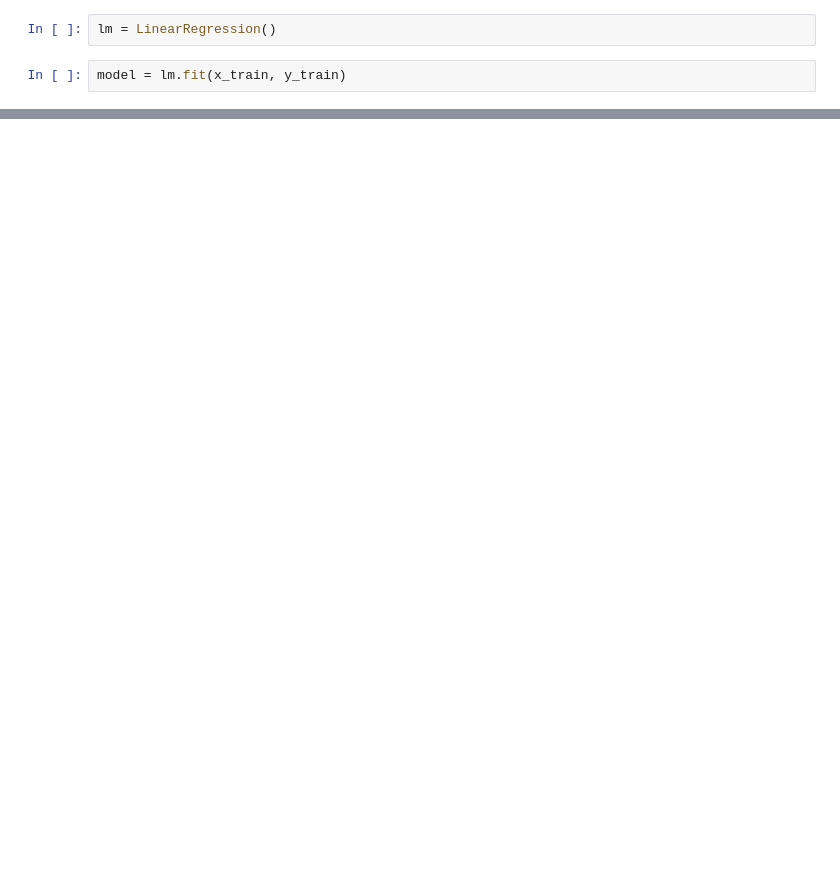
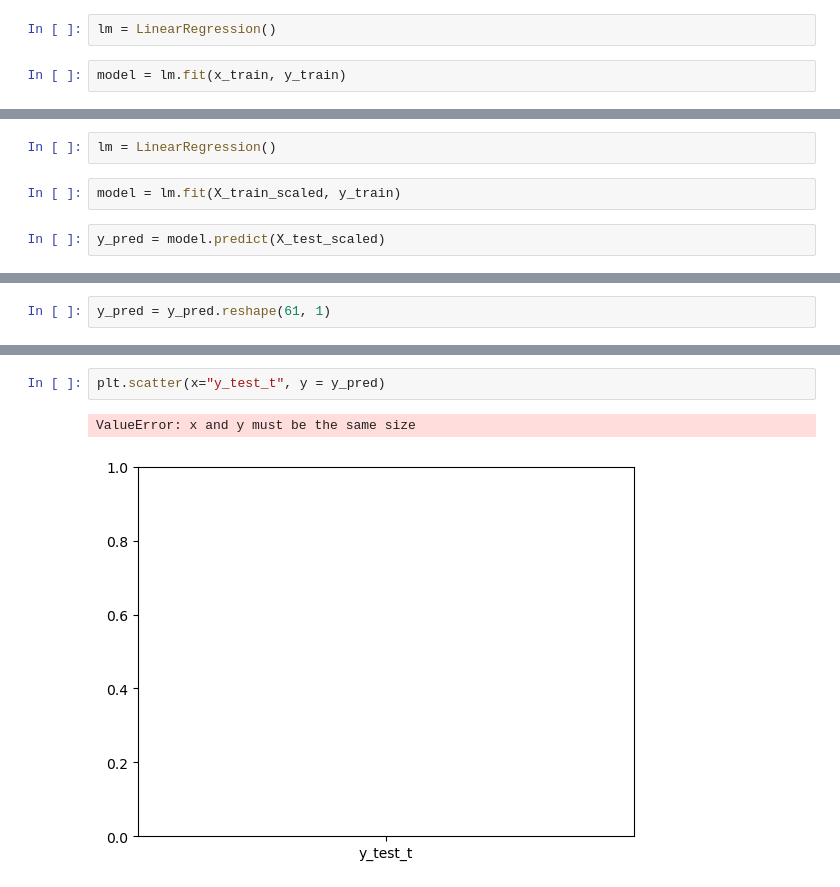
Before and after one commit to nb3105/LABS_IRONHACK_NICOLAS_BENS, a Jupyter notebook: Week 4/lab2_week4.ipynb, the cells around one changed output, grey strips where cells are left out. Drawn from its saved outputs; the diff is of its cells as text; blank space fills up the shorter version.

```diff
--- a/Week 4/lab2_week4.ipynb
+++ b/Week 4/lab2_week4.ipynb
@@ -67,0 +168,6 @@ array([357.2368178])
+# %%
+lm = LinearRegression()
+# %%
+model = lm.fit(X_train_scaled, y_train)
+# %%
+y_pred = model.predict(X_test_scaled)
@@ -67,0 +176,2 @@ array([357.2368178])
+# %%
+y_pred = y_pred.reshape(61, 1)
@@ -67,0 +241,5 @@ array([357.2368178])
+# %%
+plt.scatter(x="y_test_t", y = y_pred)
+# %% [output]
+ValueError: x and y must be the same size
+[figure, added]
```
Also changed, not shown: parts of 43 cells of this notebook, 5 other files.
